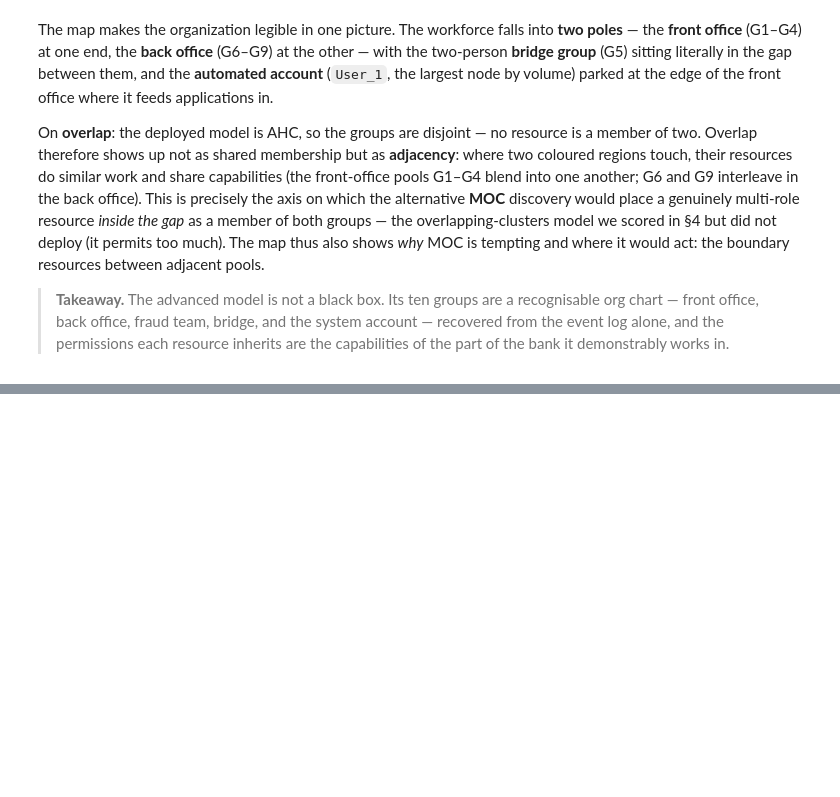
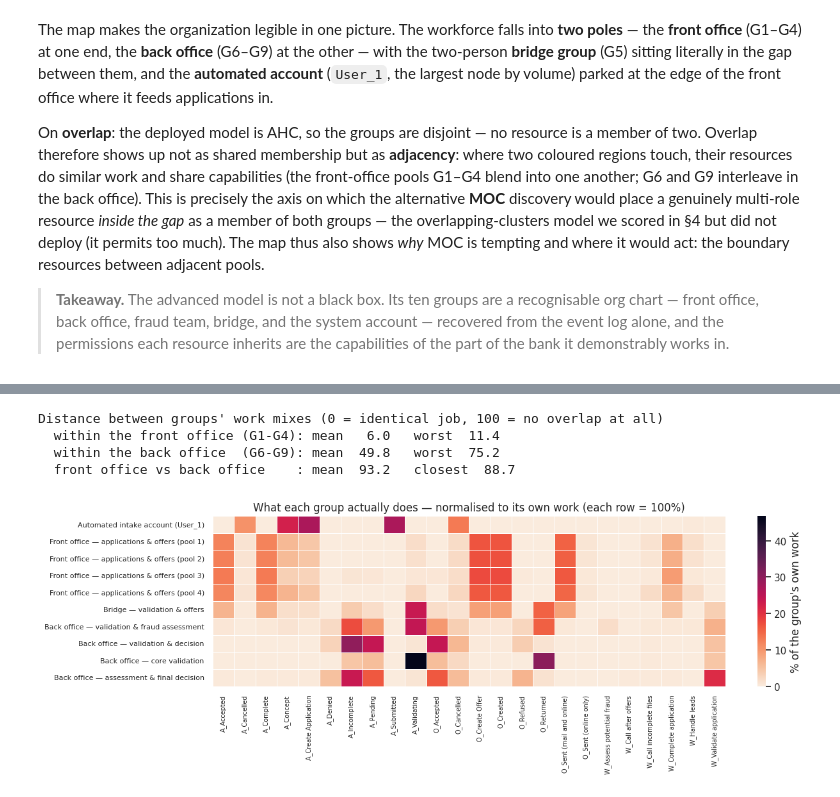
Before and after one commit to ophdn/bpic17-process-mining-group-assignment, a Jupyter notebook: notebooks/02_resource_permissions.ipynb, the cells around one changed output, grey strips where cells are left out. Cells and saved outputs as stored; diff of their text form; code cells hidden in the pictures; blank space fills up the shorter version.

```diff
--- a/notebooks/02_resource_permissions.ipynb
+++ b/notebooks/02_resource_permissions.ipynb
@@ -592,0 +610,59 @@ On **overlap**: the deployed model is AHC, so the groups are disjoint — no res
+# %%
+# §10 joins the two models: the §1.7 groups (above) and the §1.6 availability windows.
+import gc
+from analysis.loader import classify_resources, work_events, daily_presence
+
+avail = json.load(open("../models/availability_model.json"))
+G, FRONT, BACK = list(range(len(om["groups"]))), [1, 2, 3, 4], [6, 7, 8, 9]
+
+# Presence facts on the §1.6 basis — human W_ events, NOT the completion log. (The raw
+# log is large; drop each intermediate before building the next.)
+_wk = work_events(raw, classify_resources(raw))
+pres = daily_presence(_wk)
+del _wk; gc.collect()
+
+_p = pres.assign(_d=pd.to_datetime(pres["date"])).groupby("org:resource")
+per_res = pd.DataFrame({
+    "active_days": _p["date"].nunique(),
+    "events": _p["n_events"].sum(),
+    "span_days": (_p["_d"].max() - _p["_d"].min()).dt.days + 1,
+})
+per_res["evt_per_day"] = per_res["events"] / per_res["active_days"]
+
+rf = pd.DataFrame([(i, m) for i, g in enumerate(om["groups"]) for m in g["members"]],
+                  columns=["grp", "res"]).join(per_res, on="res")
+rf["tier"] = np.where(rf["res"].isin(avail["system"]), "C",          # §1.6 tiers, recomputed
+                      np.where(rf["active_days"] >= 20, "A", "B"))
+
+# What each group does, normalised to its OWN work — the fix for §9's caveat.
+comp = pd.crosstab(work["grp"], work["concept:name"]).reindex(G).fillna(0)
+comp_pct = comp.div(comp.sum(axis=1), axis=0) * 100
+
+def tv(a, b):
+    """Total-variation distance between two groups' work mixes: 0 = identical, 100 = disjoint."""
+    return 0.5 * np.abs(comp_pct.loc[a] - comp_pct.loc[b]).sum()
+
+within_front = [tv(a, b) for i, a in enumerate(FRONT) for b in FRONT[i + 1:]]
+within_back = [tv(a, b) for i, a in enumerate(BACK) for b in BACK[i + 1:]]
+across = [tv(a, b) for a in FRONT for b in BACK]
+
+print("Distance between groups' work mixes (0 = identical job, 100 = no overlap at all)")
+print(f"  within the front office (G1-G4): mean {np.mean(within_front):5.1f}   worst {np.max(within_front):5.1f}")
+print(f"  within the back office  (G6-G9): mean {np.mean(within_back):5.1f}   worst {np.max(within_back):5.1f}")
+print(f"  front office vs back office    : mean {np.mean(across):5.1f}   closest {np.min(across):5.1f}")
+# %% [output]
+Distance between groups' work mixes (0 = identical job, 100 = no overlap at all)
+  within the front office (G1-G4): mean   6.0   worst  11.4
+  within the back office  (G6-G9): mean  49.8   worst  75.2
+  front office vs back office    : mean  93.2   closest  88.7
+# %%
+fig, ax = plt.subplots(figsize=(13, 4.6))
+sns.heatmap(comp_pct, ax=ax, cmap="rocket_r", linewidths=.4, linecolor="white",
+            cbar_kws={"label": "% of the group's own work"},
+            yticklabels=[ROLES[i] for i in G])
+ax.set(title="What each group actually does — normalised to its own work (each row = 100%)",
+       xlabel="", ylabel="")
+plt.xticks(rotation=90, fontsize=7); plt.yticks(fontsize=8)
+plt.tight_layout(); plt.show()
+# %% [output]
+[figure, added]
```
Also changed, not shown: parts of 12 cells of this notebook, 1 other file.
